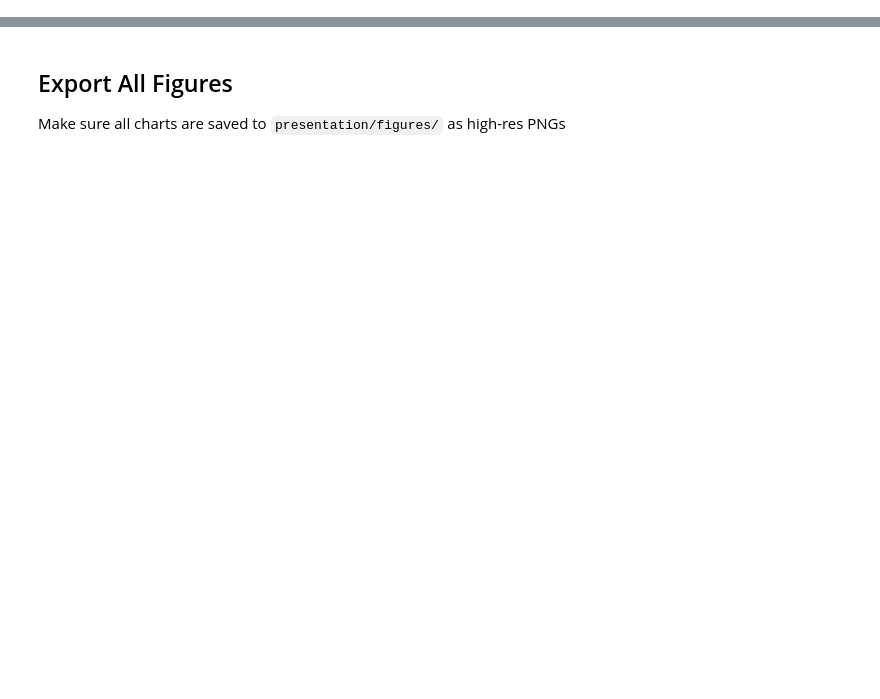
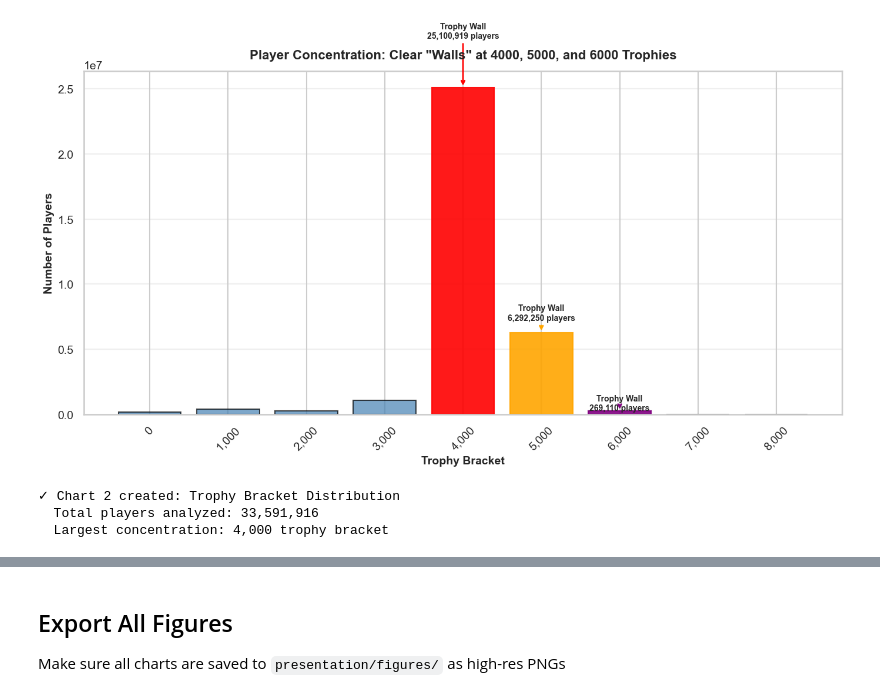
Before and after one commit to BrooklynD23/HeHeHaHa_DataRoyale, a Jupyter notebook: notebooks/07-visualization-library.ipynb, the cells around one changed output, grey strips where cells are left out. Saved outputs shown, nothing was run; the diff lists cells and outputs as text; code cells hidden in the pictures; blank space fills up the shorter version.

```diff
--- a/notebooks/07-visualization-library.ipynb
+++ b/notebooks/07-visualization-library.ipynb
@@ -80,0 +121,76 @@ print("TODO: Create network chart (optional but impactful!)")
+# %%
+# Query trophy bracket distribution from the database
+import duckdb
+
+# Use Parquet if available, fallback to CSV
+data_path = os.path.join(PROJECT_ROOT, 'battles.parquet')
+if not os.path.exists(data_path):
+    data_path = os.path.join(PROJECT_ROOT, 'battles.csv')
+
+from duckdb_utils import get_connection, create_battles_view, query_to_df
+
+con = get_connection()
+create_battles_view(con, data_path)
+
+trophy_bracket_query = """
+    SELECT
+        FLOOR("winner.startingTrophies" / 1000) * 1000 as trophy_bracket,
+        COUNT(*) as player_count
+    FROM battles
+    WHERE "winner.startingTrophies" IS NOT NULL
+        AND "winner.startingTrophies" < 10000
+    GROUP BY trophy_bracket
+    UNION ALL
+    SELECT
+        FLOOR("loser.startingTrophies" / 1000) * 1000 as trophy_bracket,
+        COUNT(*) as player_count
+    FROM battles
+    WHERE "loser.startingTrophies" IS NOT NULL
+        AND "loser.startingTrophies" < 10000
+    GROUP BY trophy_bracket
+"""
+
+trophy_data = query_to_df(con, trophy_bracket_query)
+trophy_summary = trophy_data.groupby('trophy_bracket')['player_count'].sum().reset_index()
+trophy_summary = trophy_summary.sort_values('trophy_bracket')
+
+# Create visualization
+fig, ax = plt.subplots(figsize=(14, 8))
+
+bars = ax.bar(trophy_summary['trophy_bracket'], trophy_summary['player_count'],
+              width=800, color='steelblue', edgecolor='black', alpha=0.7)
+
+# Highlight key trophy walls with different colors
+wall_colors = {4000: 'red', 5000: 'orange', 6000: 'purple'}
+for i, row in trophy_summary.iterrows():
+    if row['trophy_bracket'] in wall_colors:
+        bars[i].set_color(wall_colors[row['trophy_bracket']])
+        bars[i].set_alpha(0.9)
+
+ax.set_xlabel('Trophy Bracket', fontsize=14, fontweight='bold')
+ax.set_ylabel('Number of Players', fontsize=14, fontweight='bold')
+ax.set_title('Player Concentration: Clear "Walls" at 4000, 5000, and 6000 Trophies',
+             fontsize=16, fontweight='bold', pad=15)
+ax.grid(axis='y', alpha=0.3)
+
+# Format x-axis
+ax.set_xticks(trophy_summary['trophy_bracket'])
+ax.set_xticklabels([f'{int(t):,}' for t in trophy_summary['trophy_bracket']], rotation=45)
+
+# Add annotations for major walls
+for bracket, color in wall_colors.items():
+    if bracket in trophy_summary['trophy_bracket'].values:
+        count = trophy_summary[trophy_summary['trophy_bracket'] == bracket]['player_count'].values[0]
+        ax.annotate(f'Trophy Wall\n{count:,} players',
+                   xy=(bracket, count), xytext=(bracket, count * 1.15),
+                   ha='center', fontsize=10, fontweight='bold',
+                   arrowprops=dict(arrowstyle='->', color=color, lw=2))
+
+plt.tight_layout()
+save_figure('fig2_trophy_distribution.png')
+plt.show()
+
+print("✓ Chart 2 created: Trophy Bracket Distribution")
+print(f"  Total players analyzed: {trophy_summary['player_count'].sum():,}")
+print(f"  Largest concentration: {trophy_summary.loc[trophy_summary['player_count'].idxmax(), 'trophy_bracket']:,.0f} trophy bracket")
+# %% [output]
@@ -80,0 +201,4 @@ print("TODO: Create network chart (optional but impactful!)")
+[figure, added]
+✓ Chart 2 created: Trophy Bracket Distribution
+  Total players analyzed: 33,591,916
+  Largest concentration: 4,000 trophy bracket
```
Also changed, not shown: parts of 19 cells of this notebook, 15 other files.
